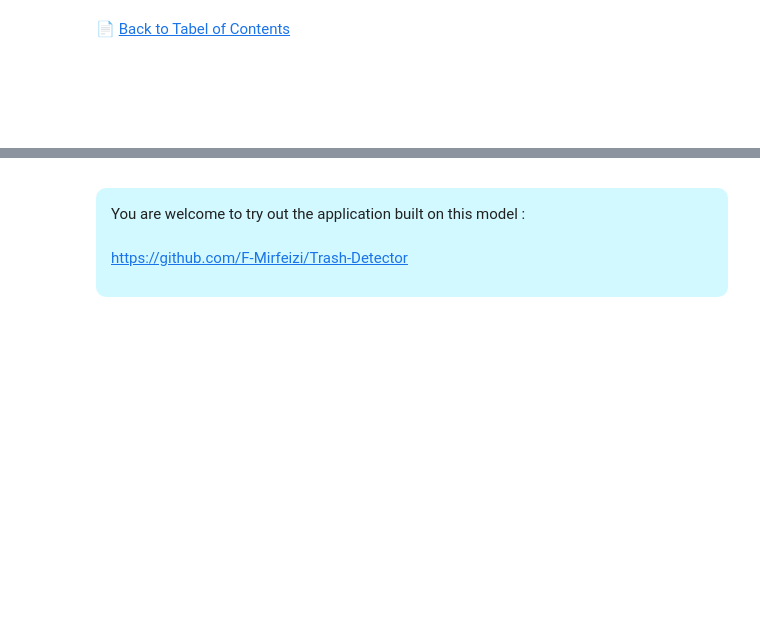
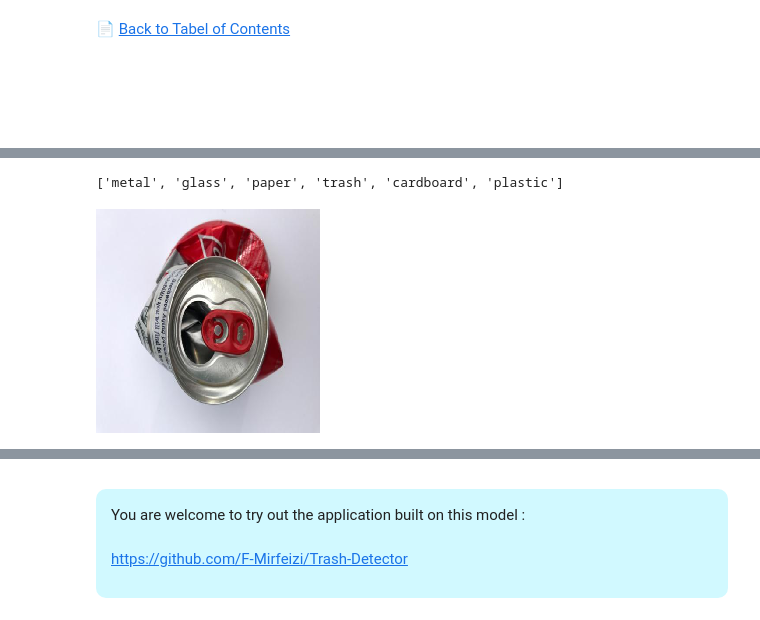
Before and after one commit to AndreKaled/classificacao-lixo-reciclagem, a Jupyter notebook: Trash_Garbage_Type_Detection_using_CNN.ipynb, the cells around one changed output, grey strips where cells are left out. Drawn from its saved outputs; the diff is of its cells as text; code cells hidden in the pictures; blank space fills up the shorter version.

```diff
--- a/Trash_Garbage_Type_Detection_using_CNN.ipynb
+++ b/Trash_Garbage_Type_Detection_using_CNN.ipynb
@@ -354,14 +395,19 @@ classes
+# %%
+print(os.listdir(data_path))
+# %% [output]
+['metal', 'glass', 'paper', 'trash', 'cardboard', 'plastic']
 # %%
 img = utils.load_img(
-    'trash_images/paper/paper_010.jpg',
-    grayscale=False,
+    data_path +'/metal/metal100.jpg',
     color_mode='rgb',
-    target_size=(180, 180),
+    target_size=(224, 224),
     interpolation='nearest',
     keep_aspect_ratio=False
 )
 
 img
+# %% [output]
+[figure, added]
 # %%
 img = utils.img_to_array(img)
 img = img / 255.0    # Normalize the image
```
Also changed, not shown: parts of 14 cells of this notebook.
